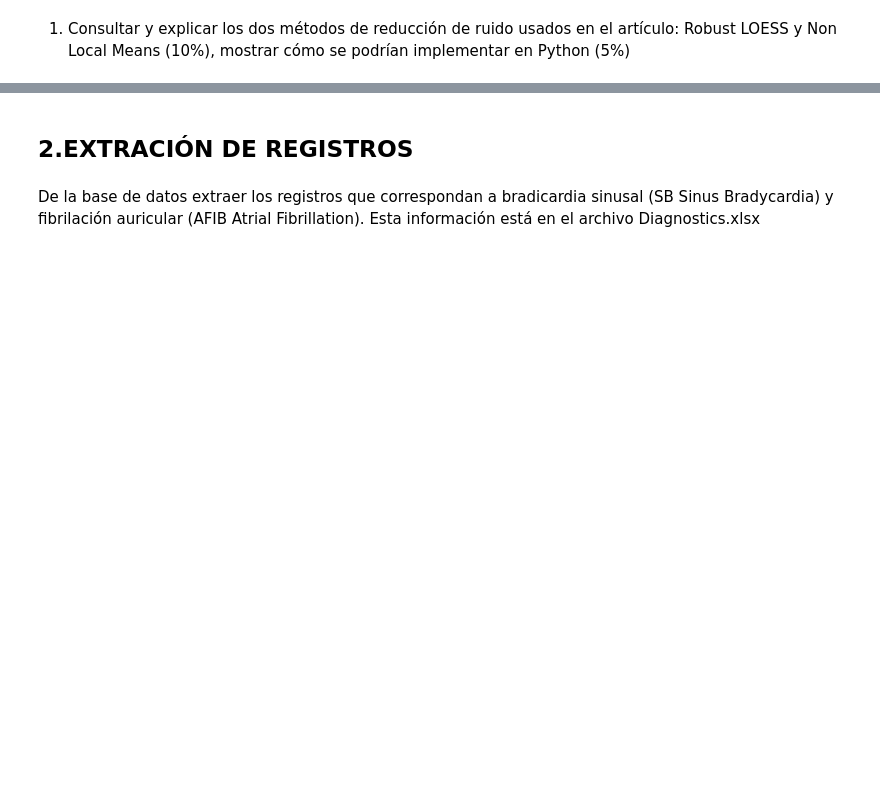
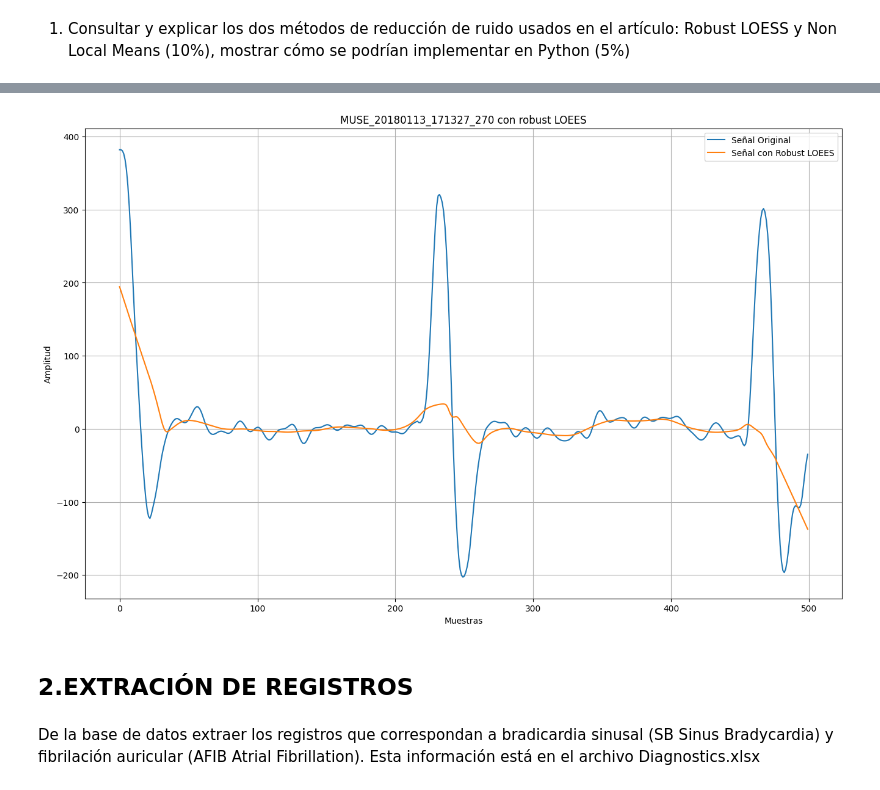
Before and after one commit to juandayo001/Biose-ales_20242, a Jupyter notebook: PROYECTO3.ipynb, the cells around one changed output, grey strips where cells are left out. Cells and saved outputs as stored; diff of their text form; code cells hidden in the pictures; blank space fills up the shorter version.

```diff
--- a/PROYECTO3.ipynb
+++ b/PROYECTO3.ipynb
@@ -11,3 +86,24 @@
+# %%
+# Ejemplo de uso con una señal de la base de datos:
+#csv = r'c:\\Users\\User\\OneDrive - Universidad de Antioquia\\David\\2024 - 2\\Bioseñales\\lab\\Proyecto3\\ECGDataDenoised\MUSE_20180113_171327_27000.csv'
+csv = '/Users/mcamilabravo/Documents/Universidad 2024:2/Biosenales/Proyecto 2/ECGDataDenoised/MUSE_20180113_171327_27000.csv'
+df = pd.read_csv(csv, delimiter=',', names=['I', 'II', 'III', 'aVR', 'aVL', 'aVF', 'V1', 'V2', 'V3', 'V4', 'V5', 'V6'])
+x0 = df['II'].values
+
+smoothed = lowess(x0[:500], np.arange(len(x0[:500])), frac=0.1, it=3) #con 3 iteraciones para que sea 'robusto'
+
+# Visualizar la señal original, la tendencia y la señal des-trendida
+plt.figure(figsize=(16, 10))
+plt.plot(x0[:500], label='Señal Original')
+plt.plot(smoothed[:, 1], label='Señal con Robust LOEES')
+plt.legend()
+plt.title('MUSE_20180113_171327_270 con robust LOEES')
+plt.xlabel('Muestras')
+plt.ylabel('Amplitud')
+plt.grid(True)
+plt.show()
+# %% [output]
+[figure, added]
 # %% [markdown]
 ## 2.EXTRACIÓN DE REGISTROS
 # %% [markdown]
```
Also changed, not shown: parts of 8 cells of this notebook.
